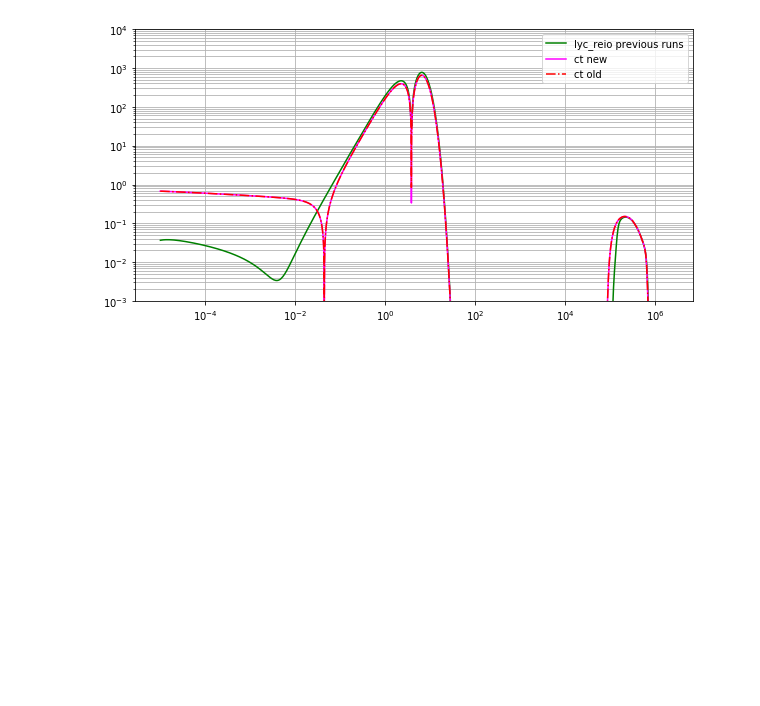
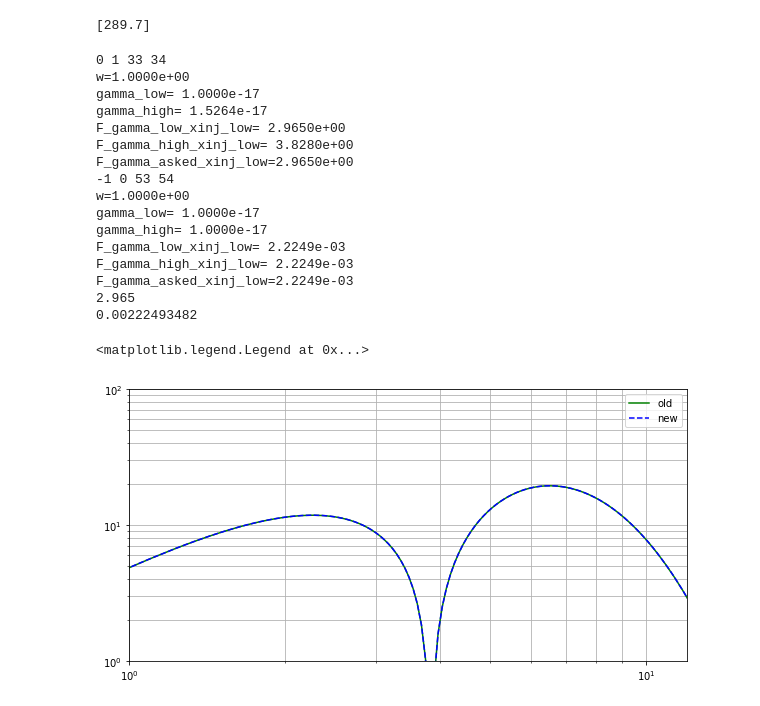
Before and after one commit to CMBSPEC/specdist, a Jupyter notebook: specdist/notebooks/pispec_np_2.ipynb, the cells around one changed output. Saved outputs shown, nothing was run; the diff lists cells and outputs as text; code cells hidden in the pictures; blank space fills up the shorter version.

Commit message:
type in in terpolate spectra for xe_history constraints

```diff
--- a/specdist/notebooks/pispec_np_2.ipynb
+++ b/specdist/notebooks/pispec_np_2.ipynb
@@ -52,6 +54,6 @@ label_zX = "Maximum Injection Redshift, "+ r'$z_X$'
 sd = pi
 # %%
 sd_lib_xe_history = pi.specdist_ct_spectra_lib()
-pi.load_ct_spectra_lib('xe_history_180720',sd_lib_xe_history)
+pi.load_ct_spectra_lib('xe_history_200720',sd_lib_xe_history)
 sd_lib_lyc_reio = pi.specdist_ct_spectra_lib()
 pi.load_ct_spectra_lib('lyc_reio',sd_lib_lyc_reio)
@@ -57,0 +106,2 @@ pi.load_ct_spectra_lib('lyc_reio',sd_lib_lyc_reio)
+# %%
+pi_run_fisher_constraints([1e-17],[1e-4],sd_lib_lyc_reio,**a_dict)
@@ -57,0 +124,2 @@ pi.load_ct_spectra_lib('lyc_reio',sd_lib_lyc_reio)
+# %%
+pi_run_fisher_constraints([1e-17],[1e-4],sd_lib_xe_history,**a_dict)
@@ -58,3 +431,8 @@ pi.load_ct_spectra_lib('lyc_reio',sd_lib_lyc_reio)
+# %%
+np.shape(sd_lib_lyc_reio.finj_2d)
+sd_lib_lyc_reio.finj_2d[0][0]
+# %% [output]
+[289.7]
 # %%
 def find_nearests(array, value):
     array = np.asarray(array)
@@ -260,42 +668,69 @@ def GetSpectra(Gamma_inj_asked,x_inj_asked,x_asked,specdist_ct_spectra_lib):
 # %%
 i=32
 
-x_asked = np.logspace(np.log10(1e-10),np.log10(1e10),1000)
+x_asked = np.logspace(np.log10(1e-5),np.log10(1e3),1000)
 gamma_asked = 1.e-17
-xinj_asked = 6.49451e5
+# xinj_asked = 7.19685673001151e-01
+xinj_asked = 1.e-4
 # new runs 6.449e+05
 #xinj_old_run i = 189 #249451
 # S_bare = pi.GetSpectra(gamma_asked,xinj_asked,x_asked,sd_lib_bare)
 # S_mu_fit = pi.GetSpectra(gamma_asked,xinj_asked,x_asked,sd_lib_mu_fit)
-S_lyc_reio = pi.GetSpectra(gamma_asked,xinj_asked,x_asked,sd_lib_lyc_reio)
-#S_xe_history = pi.GetSpectra(gamma_asked,xinj_asked,x_asked,sd_lib_xe_history)
+S_lyc_reio = GetSpectra(gamma_asked,xinj_asked,x_asked,sd_lib_lyc_reio)
+S_xe_history = GetSpectra(gamma_asked,xinj_asked,x_asked,sd_lib_xe_history)
 
 fig, (ax) = plt.subplots(1,1,figsize=(10,5))
 # S = S_bare
 # plt.plot(S['x'],np.abs(S['DI']),c='k',label='bare')
 # S = S_mu_fit
 # plt.plot(S['x'],np.abs(S['DI']),c='r',label = 'mu_fit',ls='--')
 S = S_lyc_reio
-plt.plot(S['x'],np.abs(S['DI']),c='g',label = 'lyc_reio previous runs',ls='-')
-#S = S_xe_history
-#plt.plot(S['x'],np.abs(S['DI']),c='b',label = 'interp',ls='-.')
+print(S['finj'])
+plt.plot(S['x'],np.abs(S['DI']),c='g',label = 'old',ls='-')
+S = S_xe_history
+print(S['finj'])
 
 # plt.plot(x_ct[26],np.abs(DI_ct_bare[26]),c='r',label = 'tot',ls='-.')
 # plt.plot(x_ct[26],np.abs(DI_ct_hubble[26]),c='k',label = 'hubble-reio',ls='-.')
 # # plt.plot(x_ct[26],np.abs(DI_ct_bare[26]-DI_ct_hubble[26]),c='orange',label = 'bare',ls='-.')
-# plt.plot(x_ct[i],np.abs(DI_ct[i]),c='orange',label = 'i',ls='-.',
-#           marker='o',markersize=1)
-# plt.plot(x_ct[i+1],np.abs(DI_ct[i+1]),c='r',label = 'i+1',ls='-.',
-#           marker='o',markersize=1)
+plt.plot(S['x'],np.abs(S['DI']),c='b',label = 'new',ls='--')
+# plt.plot(x_ct[i],DI_ct[i],c='orange',label = 'i',ls='-',
+#            marker='o',markersize=0.1)
+# plt.plot(x_ct[i+1],DI_ct[i+1],c='r',label = 'i+1',ls='-',
+#            marker='o',markersize=0.1)
+
+# plt.plot(S['x'],-S['DI'],c='b',label = 'interp',ls=':')
+# plt.plot(x_ct[i],-DI_ct[i],c='orange',label = 'i',ls=':',
+#            marker='o',markersize=0.1)
+# plt.plot(x_ct[i+1],-DI_ct[i+1],c='r',label = 'i+1',ls=':',
+#            marker='o',markersize=0.1)
 
 # # plt.plot(x_ct[26],np.abs(DI_ct_hubble[26]),c='k',label = 'bare',ls='-.')
-plt.plot(CT_X_new,np.abs(CT_I_new),c='magenta',label = 'ct new',ls='-')
-plt.plot(CT_X_old,np.abs(CT_I_old),c='r',label = 'ct old',ls='-.')
+#plt.plot(CT_X_new,np.abs(CT_I_new),c='magenta',label = 'ct new',ls='-')
+#plt.plot(CT_X_old,np.abs(CT_I_old),c='r',label = 'ct old',ls='-.')
 #plt.plot(CT_X_sirius,np.abs(CT_I_sirius),c='orange',label = 'sirius',ls='-.')
 plt.loglog()
 plt.grid(which='both')
-plt.ylim(1e-3,1e4)
+plt.ylim(1e0,1e2)
+plt.xlim(1e0,1.2e1)
 plt.legend(loc=1)
-plt.savefig(path_to_figures + '/figures_for_paper_tests.pdf')
+#plt.savefig(path_to_figures + '/figures_for_paper_tests.pdf')
 # %% [output]
+0 1 33 34
+w=1.0000e+00
+gamma_low= 1.0000e-17
+gamma_high= 1.5264e-17
+F_gamma_low_xinj_low= 2.9650e+00
+F_gamma_high_xinj_low= 3.8280e+00
+F_gamma_asked_xinj_low=2.9650e+00
+-1 0 53 54
+w=1.0000e+00
+gamma_low= 1.0000e-17
+gamma_high= 1.0000e-17
+F_gamma_low_xinj_low= 2.2249e-03
+F_gamma_high_xinj_low= 2.2249e-03
+F_gamma_asked_xinj_low=2.2249e-03
+2.965
+0.00222493482
+<matplotlib.legend.Legend at 0x...>
-[figure, old version]
+[figure, new version]
```
Also changed, not shown: parts of 15 cells of this notebook, 1 other file.
